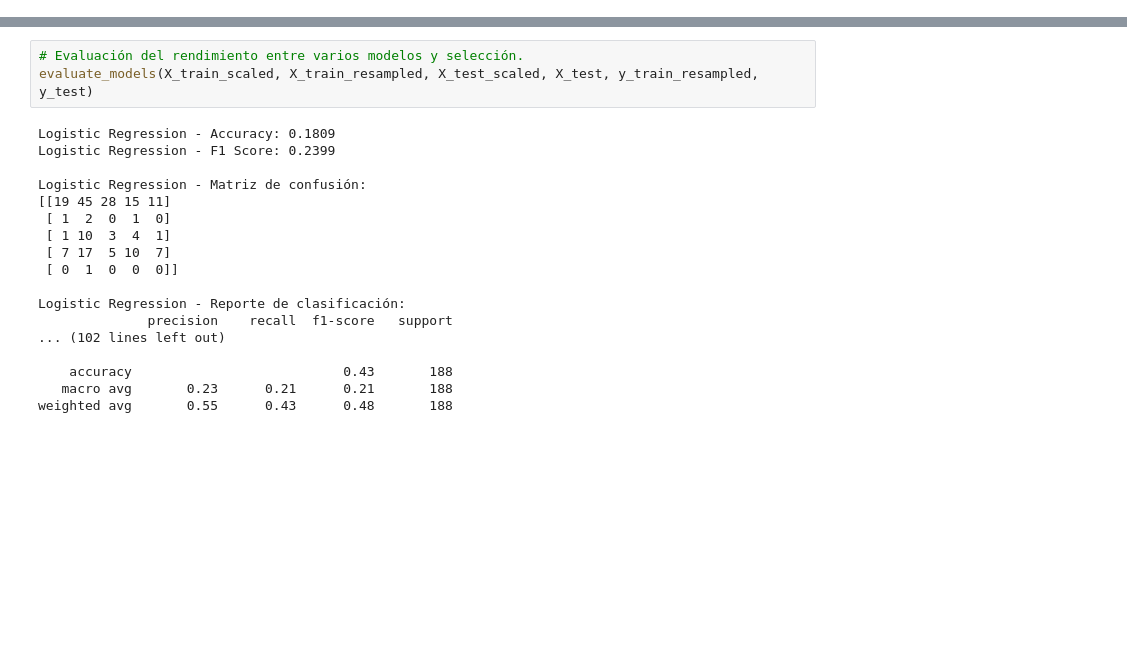
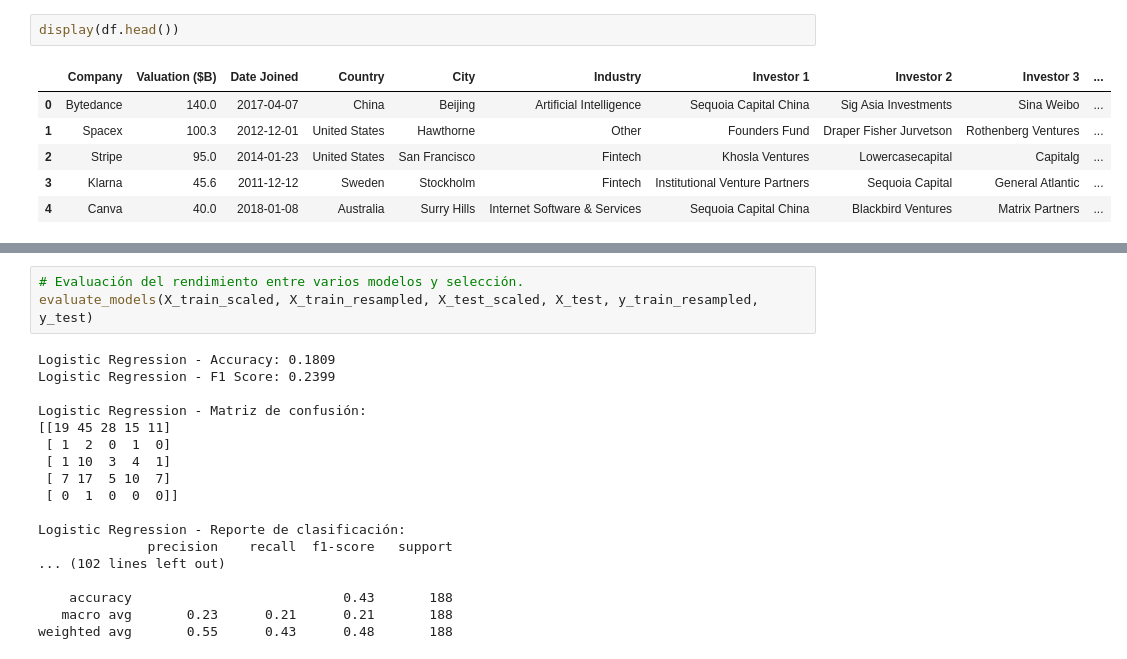
Before and after one commit to PoeMadara/startups-machine-learning-team-1, a Jupyter notebook: notebooks/main.ipynb, the cells around one changed output, grey strips where cells are left out. Drawn from its saved outputs; the diff is of its cells as text; blank space fills up the shorter version.

```diff
--- a/notebooks/main.ipynb
+++ b/notebooks/main.ipynb
@@ -106,0 +90,9 @@ add_investor_count(df)
+# %%
+display(df.head())
+# %% [output]
+|  | Company | Valuation ($B) | Date Joined | Country | City | Industry | Investor 1 | Investor 2 | Investor 3 | ... |
+| 0 | Bytedance | 140.0 | 2017-04-07 | China | Beijing | Artificial Intelligence | Sequoia Capital China | Sig Asia Investments | Sina Weibo | ... |
+| 1 | Spacex | 100.3 | 2012-12-01 | United States | Hawthorne | Other | Founders Fund | Draper Fisher Jurvetson | Rothenberg Ventures | ... |
+| 2 | Stripe | 95.0 | 2014-01-23 | United States | San Francisco | Fintech | Khosla Ventures | Lowercasecapital | Capitalg | ... |
+| 3 | Klarna | 45.6 | 2011-12-12 | Sweden | Stockholm | Fintech | Institutional Venture Partners | Sequoia Capital | General Atlantic | ... |
+| 4 | Canva | 40.0 | 2018-01-08 | Australia | Surry Hills | Internet Software & Services | Sequoia Capital China | Blackbird Ventures | Matrix Partners | ... |
```
Also changed, not shown: parts of 36 cells of this notebook, 4 other files.
